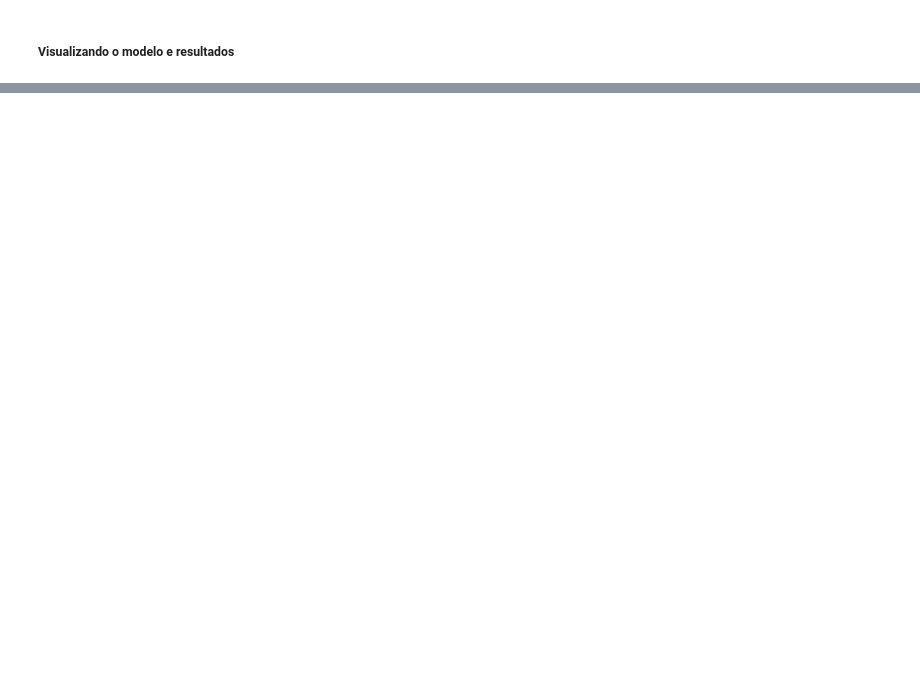
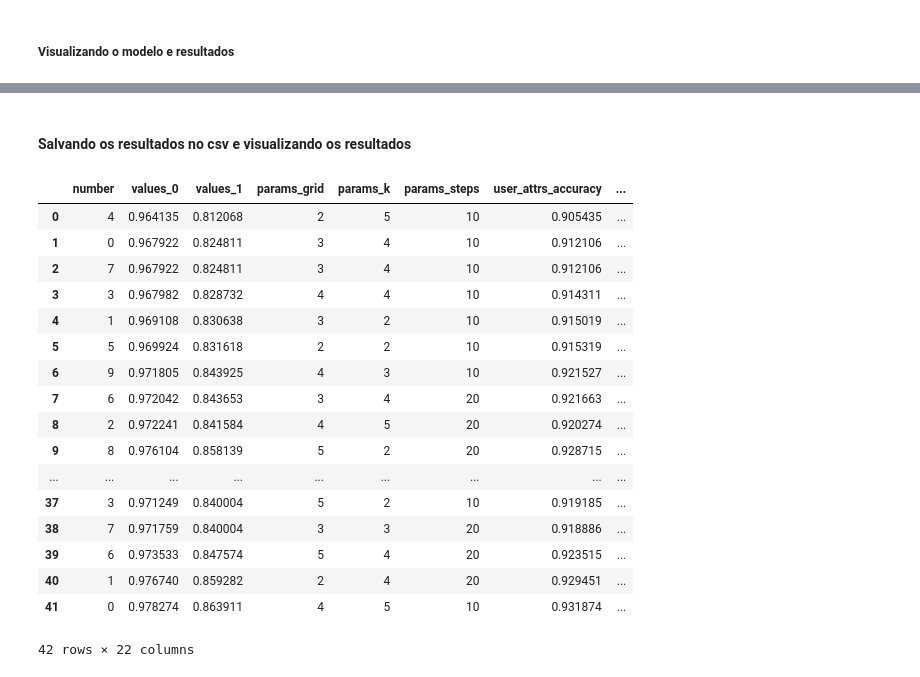
Before and after one commit to GuilhermeMaciel75/RN-Airline-Passenger-Satisfaction, a Jupyter notebook: src/kan.ipynb, the cells around one changed output, grey strips where cells are left out. Saved outputs shown, nothing was run; the diff lists cells and outputs as text; code cells hidden in the pictures; blank space fills up the shorter version.

```diff
--- a/src/kan.ipynb
+++ b/src/kan.ipynb
@@ -244,0 +366,3 @@ plot_roc_curve(test_probs, dataset['test_label'])
+# %%
+study = optuna.create_study(directions=['maximize', 'maximize'])
+study.optimize(objective, n_trials=2)
@@ -244,0 +416,33 @@ plot_roc_curve(test_probs, dataset['test_label'])
+# %% [markdown]
+#### Salvando os resultados no csv e visualizando os resultados
+# %%
+df = study.trials_dataframe()
+df = df[df["state"] == "COMPLETE"].drop(["datetime_start", "datetime_complete", "duration", "state"], axis=1)
+df = df.sort_values(['values_0', 'values_1'])
+
+csv_file = "optuna_results_kan.csv"
+df_existing = pd.read_csv(csv_file) if os.path.isfile(csv_file) else None
+
+df_existing = pd.concat([df_existing, df], ignore_index=True) if df_existing is not None else df
+df_existing.to_csv(csv_file, index=False)
+# %%
+df_existing
+# %% [output]
+|  | number | values_0 | values_1 | params_grid | params_k | params_steps | user_attrs_accuracy | ... |
+| 0 | 4 | 0.964135 | 0.812068 | 2 | 5 | 10 | 0.905435 | ... |
+| 1 | 0 | 0.967922 | 0.824811 | 3 | 4 | 10 | 0.912106 | ... |
+| 2 | 7 | 0.967922 | 0.824811 | 3 | 4 | 10 | 0.912106 | ... |
+| 3 | 3 | 0.967982 | 0.828732 | 4 | 4 | 10 | 0.914311 | ... |
+| 4 | 1 | 0.969108 | 0.830638 | 3 | 2 | 10 | 0.915019 | ... |
+| 5 | 5 | 0.969924 | 0.831618 | 2 | 2 | 10 | 0.915319 | ... |
+| 6 | 9 | 0.971805 | 0.843925 | 4 | 3 | 10 | 0.921527 | ... |
+| 7 | 6 | 0.972042 | 0.843653 | 3 | 4 | 20 | 0.921663 | ... |
+| 8 | 2 | 0.972241 | 0.841584 | 4 | 5 | 20 | 0.920274 | ... |
+| 9 | 8 | 0.976104 | 0.858139 | 5 | 2 | 20 | 0.928715 | ... |
+| ... | ... | ... | ... | ... | ... | ... | ... | ... |
+| 37 | 3 | 0.971249 | 0.840004 | 5 | 2 | 10 | 0.919185 | ... |
+| 38 | 7 | 0.971759 | 0.840004 | 3 | 3 | 20 | 0.918886 | ... |
+| 39 | 6 | 0.973533 | 0.847574 | 5 | 4 | 20 | 0.923515 | ... |
+| 40 | 1 | 0.976740 | 0.859282 | 2 | 4 | 20 | 0.929451 | ... |
+| 41 | 0 | 0.978274 | 0.863911 | 4 | 5 | 10 | 0.931874 | ... |
+42 rows × 22 columns
```
Also changed, not shown: parts of 49 cells of this notebook, 1 other file.
